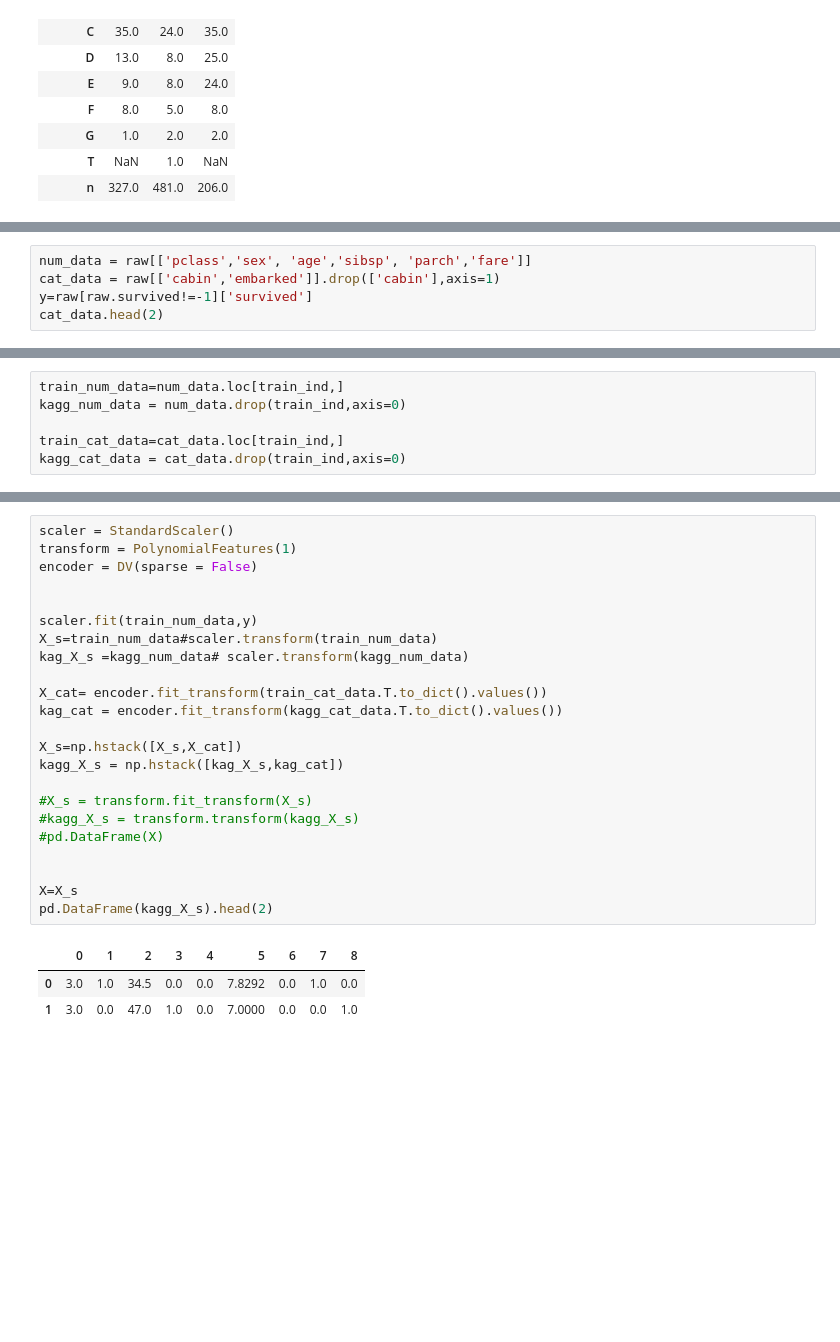
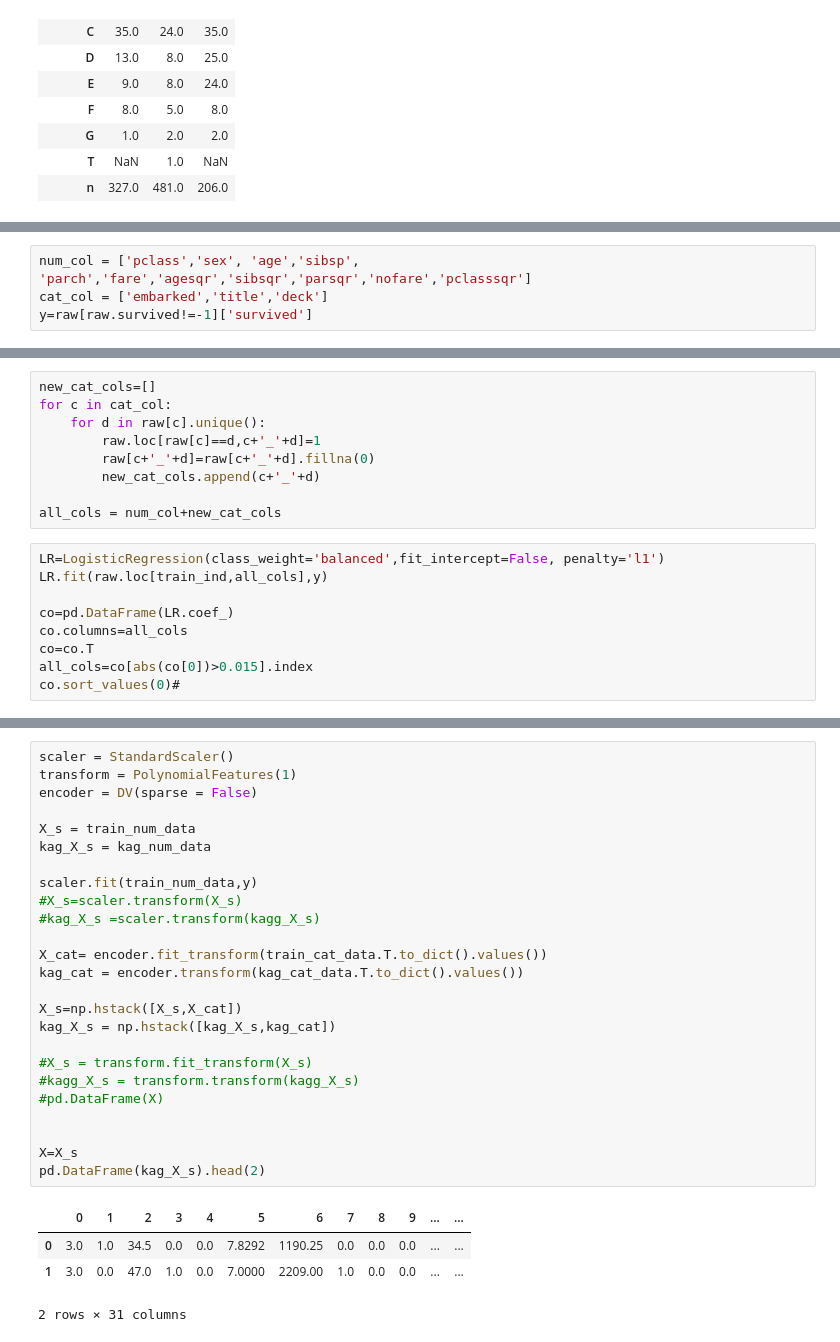
Before and after one commit to MenshikovDmitry/titanic, a Jupyter notebook: titanic.ipynb, the cells around one changed output, grey strips where cells are left out. Drawn from its saved outputs; the diff is of its cells as text; blank space fills up the shorter version.

```diff
--- a/titanic.ipynb
+++ b/titanic.ipynb
@@ -204,5 +212,4 @@ kaggle_ind = list(raw[raw.survived==-1].index)
 # %%
-num_data = raw[['pclass','sex', 'age','sibsp', 'parch','fare']]
-cat_data = raw[['cabin','embarked']].drop(['cabin'],axis=1)
+num_col = ['pclass','sex', 'age','sibsp', 'parch','fare','agesqr','sibsqr','parsqr','nofare','pclasssqr']
+cat_col = ['embarked','title','deck']
 y=raw[raw.survived!=-1]['survived']
-cat_data.head(2)
@@ -214,6 +215,0 @@ cat_data.head(2)
-# %%
-train_num_data=num_data.loc[train_ind,]
-kagg_num_data = num_data.drop(train_ind,axis=0)
-
-train_cat_data=cat_data.loc[train_ind,]
-kagg_cat_data = cat_data.drop(train_ind,axis=0)
@@ -227,3 +248,21 @@ from sklearn.ensemble import RandomForestClassifier
 from xgboost import XGBClassifier
 from sklearn.metrics import roc_auc_score
 from sklearn.metrics import accuracy_score
+# %%
+new_cat_cols=[]
+for c in cat_col:
+    for d in raw[c].unique():
+        raw.loc[raw[c]==d,c+'_'+d]=1
+        raw[c+'_'+d]=raw[c+'_'+d].fillna(0)
+        new_cat_cols.append(c+'_'+d)
+
+all_cols = num_col+new_cat_cols
+# %%
+LR=LogisticRegression(class_weight='balanced',fit_intercept=False, penalty='l1')
+LR.fit(raw.loc[train_ind,all_cols],y)
+
+co=pd.DataFrame(LR.coef_)
+co.columns=all_cols
+co=co.T
+all_cols=co[abs(co[0])>0.015].index
+co.sort_values(0)#
@@ -230,30 +332,33 @@ from sklearn.metrics import accuracy_score
 # %%
 scaler = StandardScaler()
 transform = PolynomialFeatures(1)
 encoder = DV(sparse = False)
 
+X_s = train_num_data
+kag_X_s = kag_num_data
 
 scaler.fit(train_num_data,y)
-X_s=train_num_data#scaler.transform(train_num_data)
-kag_X_s =kagg_num_data# scaler.transform(kagg_num_data)
+#X_s=scaler.transform(X_s)
+#kag_X_s =scaler.transform(kagg_X_s)
 
 X_cat= encoder.fit_transform(train_cat_data.T.to_dict().values())
-kag_cat = encoder.fit_transform(kagg_cat_data.T.to_dict().values())
+kag_cat = encoder.transform(kag_cat_data.T.to_dict().values())
 
 X_s=np.hstack([X_s,X_cat])
-kagg_X_s = np.hstack([kag_X_s,kag_cat])
+kag_X_s = np.hstack([kag_X_s,kag_cat])
 
 #X_s = transform.fit_transform(X_s)
 #kagg_X_s = transform.transform(kagg_X_s)
 #pd.DataFrame(X)
 
 
 X=X_s
-pd.DataFrame(kagg_X_s).head(2)
+pd.DataFrame(kag_X_s).head(2)
 # %% [output]
-|  | 0 | 1 | 2 | 3 | 4 | 5 | 6 | 7 | 8 |
-| 0 | 3.0 | 1.0 | 34.5 | 0.0 | 0.0 | 7.8292 | 0.0 | 1.0 | 0.0 |
-| 1 | 3.0 | 0.0 | 47.0 | 1.0 | 0.0 | 7.0000 | 0.0 | 0.0 | 1.0 |
+|  | 0 | 1 | 2 | 3 | 4 | 5 | 6 | 7 | 8 | 9 | ... | ... |
+| 0 | 3.0 | 1.0 | 34.5 | 0.0 | 0.0 | 7.8292 | 1190.25 | 0.0 | 0.0 | 0.0 | ... | ... |
+| 1 | 3.0 | 0.0 | 47.0 | 1.0 | 0.0 | 7.0000 | 2209.00 | 1.0 | 0.0 | 0.0 | ... | ... |
+2 rows × 31 columns
 # %%
 lg=[]
 xg=[]
```
Also changed, not shown: parts of 22 cells of this notebook.
